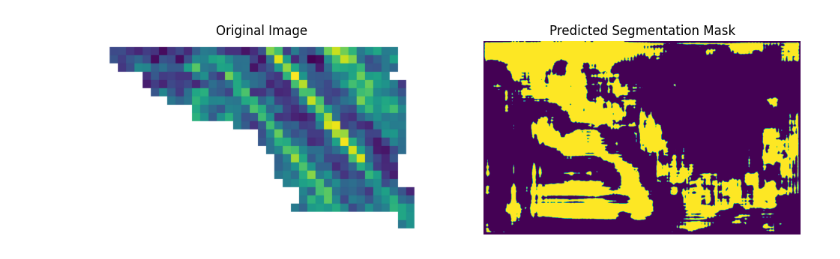
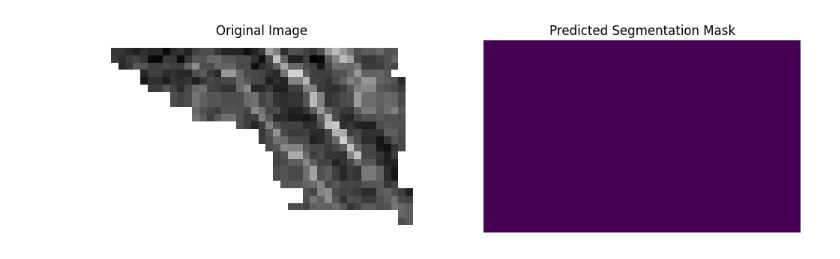
Before and after one commit to WilliamMAPearson/RadonAngleFinder, a Jupyter notebook: scriptingfile.ipynb, the cells around one changed output. Saved outputs shown, nothing was run; the diff lists cells and outputs as text; code cells hidden in the pictures.

```diff
--- a/scriptingfile.ipynb
+++ b/scriptingfile.ipynb
@@ -179,34 +180,50 @@ DeepLabV3(
+# %%
+input_transform = transforms.Compose([
+    transforms.Grayscale(num_output_channels=3),  # converts L → RGB by duplicating channels
+    transforms.ToTensor(),
+    transforms.Normalize(
+        mean=[0.485, 0.456, 0.406],  # same ImageNet mean
+        std=[0.229, 0.224, 0.225]    # same ImageNet std
+    )
+])
+
+
+# Define the transformation pipeline for segmentation masks (e.g., grayscale label maps)
+mask_transform = transforms.Compose([
+    transforms.PILToTensor(),  # Converts PIL image to tensor without scaling pixel values
+    transforms.Lambda(lambda x: x.squeeze().long())  # Removes channel dimension (if present) and converts to long type (for class labels)
+])
 # %%
 img_path = "src/dataset/images/Grain 1.png"
-image = Image.open(img_path).convert("RGB")
+image = Image.open(img_path).convert("L")
 
 # Run inference
 input_tensor = input_transform(image).unsqueeze(0)
 model.eval()
 with torch.no_grad():
     output = model(input_tensor)['out'][0]
 
 # Get predicted classes per pixel
 pred_classes = output.argmax(0).byte().cpu()
+
+# Visualize predicted segmentation mask
+plt.figure(figsize=(12, 6))
+
+# Original image
+plt.subplot(1, 2, 1)
+plt.imshow(image, cmap='gray')  # image is your PIL RGB image
+plt.title("Original Image")
+plt.axis('off')
+
+# Predicted segmentation mask
+plt.subplot(1, 2, 2)
+plt.imshow(pred_classes)
+plt.title("Predicted Segmentation Mask")
+plt.axis('off')
+
+plt.show()
+# %% [output]
+[figure, added]
-# %%
-# Visualize predicted segmentation mask
-plt.figure(figsize=(12, 6))
-
-# Original image
-plt.subplot(1, 2, 1)
-plt.imshow(image)  # image is your PIL RGB image
-plt.title("Original Image")
-plt.axis('off')
-
-# Predicted segmentation mask
-plt.subplot(1, 2, 2)
-plt.imshow(pred_classes)
-plt.title("Predicted Segmentation Mask")
-plt.axis('off')
-
-plt.show()
-# %% [output]
-[figure, removed]
 # %%
 class SegmentationDataset(Dataset):
     def __init__(self, image_dir, mask_dir, transform=None, target_transform=None):
```
Also changed, not shown: parts of 12 cells of this notebook, 5 other files.
